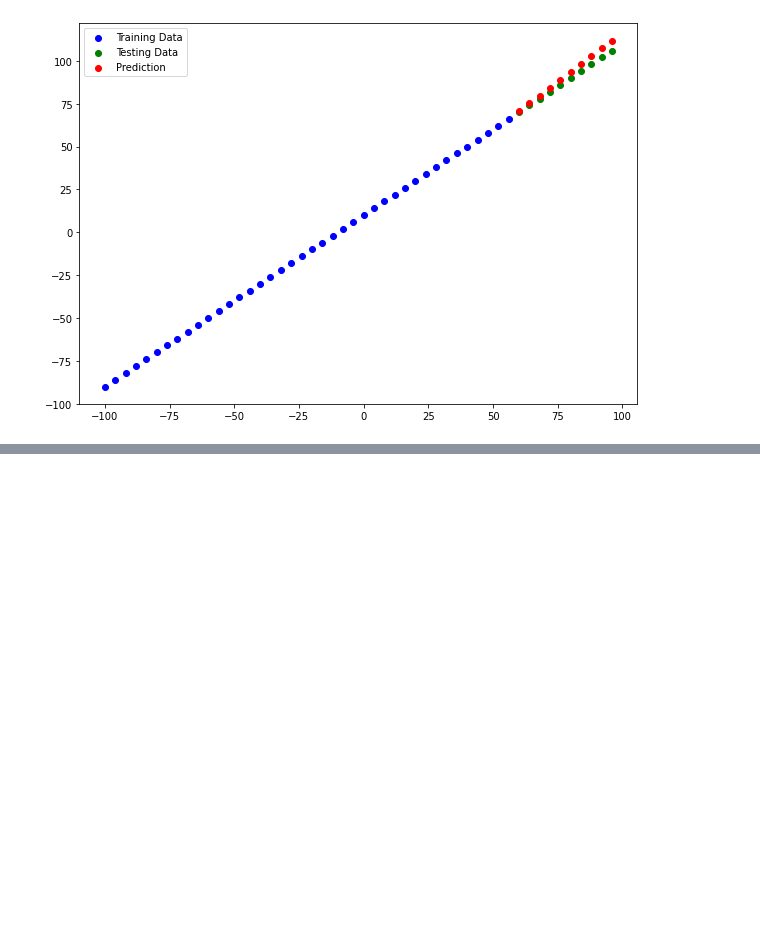
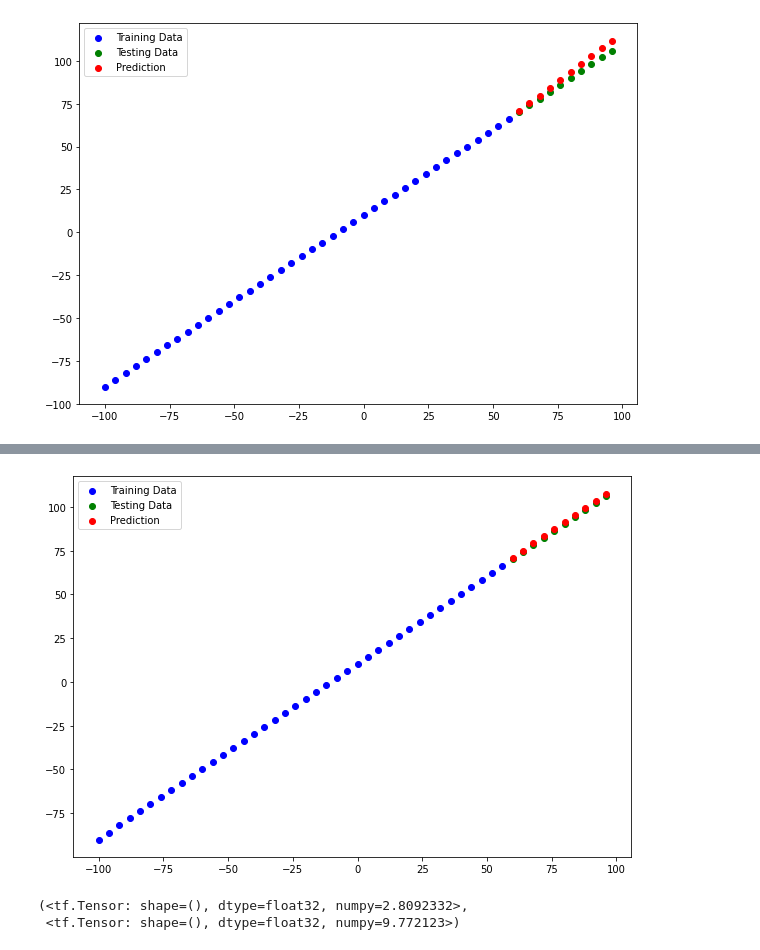
Before and after one commit to sameer203/Tensorflow_, a Jupyter notebook: 01_neural_network_regression_with_tensorflow.ipynb, the cells around one changed output, grey strips where cells are left out. Saved outputs shown, nothing was run; the diff lists cells and outputs as text; code cells hidden in the pictures; blank space fills up the shorter version.

```diff
--- a/01_neural_network_regression_with_tensorflow.ipynb
+++ b/01_neural_network_regression_with_tensorflow.ipynb
@@ -318,0 +498,14 @@ plot_pred()
+# %%
+# Evaluating the Metrics
+y_pred_4 = model_4.predict(X_test)
+plot_pred(prediction=y_pred_4)
+# %% [output]
+[figure, added]
+# %%
+mae_3 = mae(y_test,y_pred_3)
+mse_3 = mse(y_test, y_pred_3)
+
+mae_3, mse_3
+# %% [output]
+(<tf.Tensor: shape=(), dtype=float32, numpy=2.8092332>,
+ <tf.Tensor: shape=(), dtype=float32, numpy=9.772123>)
```
Also changed, not shown: parts of 23 cells of this notebook.
